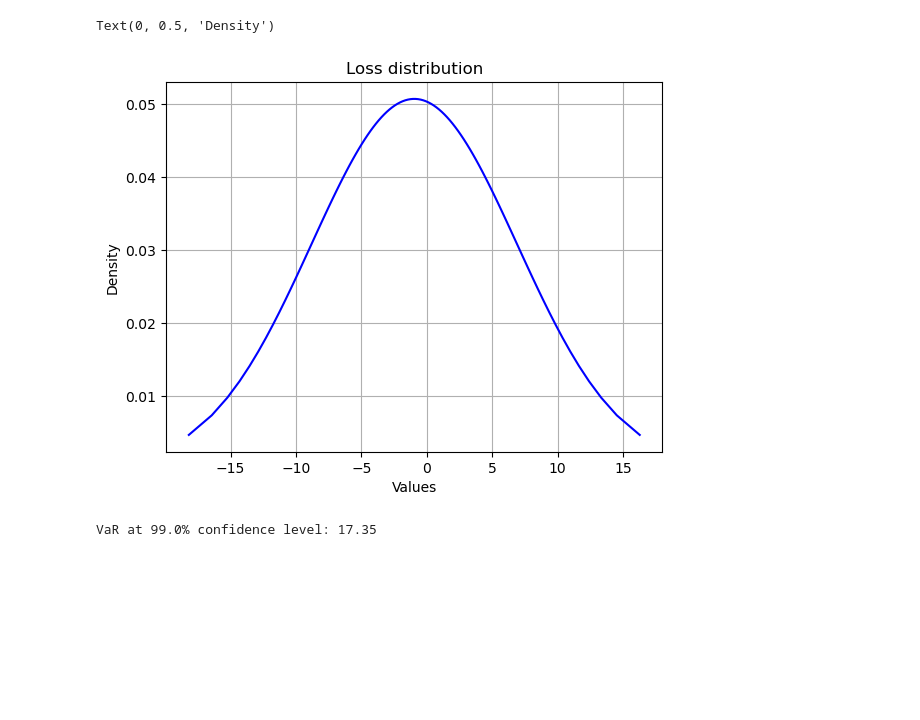
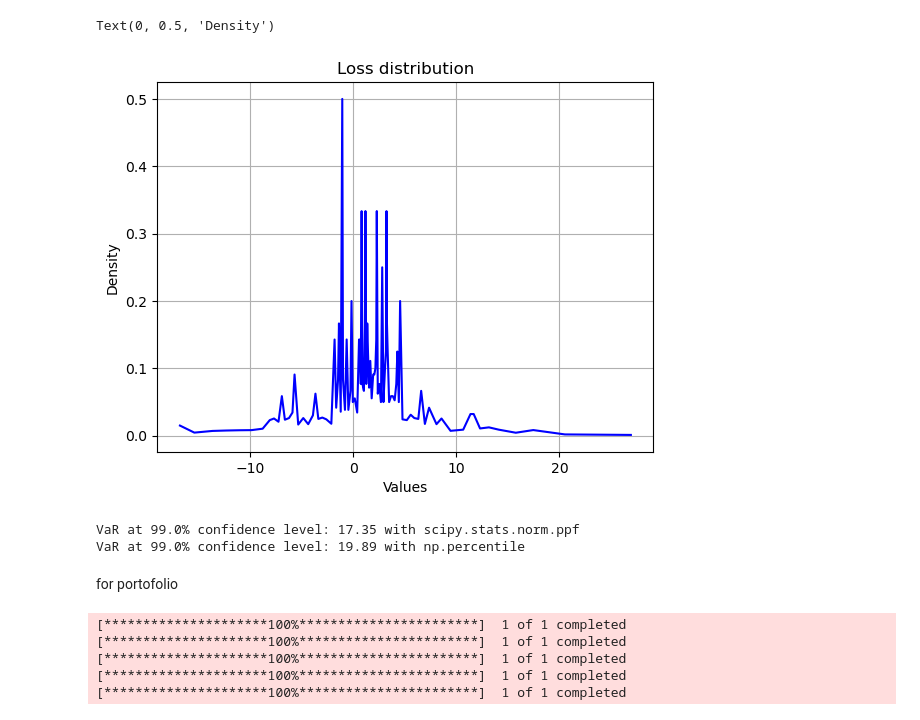
Before and after one commit to aliasherrii99/stock-VaR, a Jupyter notebook: part1.ipynb, the cells around one changed output. Drawn from its saved outputs; the diff is of its cells as text; code cells hidden in the pictures; blank space fills up the shorter version.

```diff
--- a/part1.ipynb
+++ b/part1.ipynb
@@ -13,6 +13,7 @@ class Stock:
         self.start = start
         self.end = end
 
+    #  سود محاسبه میکنه
     def returns_period(self):
         data = yf.download(self.ticker , start = self.start , end = self.end)
         list_changes_peroid = []
@@ -46,8 +47,9 @@ class Stock:
         range_loss = np.arange(0,1,0.01)
         list2 = []
         for i in range_loss:
-            list2.append(norm.ppf(i, loc=mean_loss, scale=std_dev))
-
+            list2.append(np.percentile(changes , (1 - i) * 100))
+            # list2.append(norm.ppf(i, loc=mean_loss, scale=std_dev))
+        list2 = list2[::-1]
         values = list2
         probabilities = 1 - range_loss
         probabilities = np.array(probabilities[1:])
@@ -60,7 +62,20 @@ class Stock:
         return x , pdf
 
 
-msft = Stock('MSFT' , 5 , '2018-01-01' , '2024-01-01')
-changes = msft.returns_period()
-plt.hist(changes , bins=25)
-msft.show_details(changes , 0.25)
+class Portofolio(Stock):
+    def __init__(self, ticker, weights, period, start, end):
+        super().__init__(ticker=None, period=period, start=start, end=end)
+        self.tickers = ticker
+        self.weights = weights
+
+    def returns_period_all(self):
+        ret_all = []
+        for i in range(len(self.tickers)):
+            self.ticker = self.tickers[i]
+            ret_all.append(self.returns_period())
+        ret_all = np.array(ret_all)
+        new_changes = np.ndarray.flatten(ret_all)
+        new_changes = new_changes.reshape(len(self.tickers), int(len(new_changes) / len(self.tickers)))
+        final_result = self.weights @ new_changes
+        final_result = final_result.reshape(-1, 1)
+        return final_result
@@ -70,0 +84,4 @@ Mean : 0.9591694575211535 , Median : 1.3400115966796875 , Std : 7.87129145444087
+# %%
+# for one stock
+msft = Stock('MSFT' , 5 , '2018-01-01' , '2024-01-01')
+changes_msft = msft.returns_period()
@@ -71,19 +96,37 @@ Mean : 0.9591694575211535 , Median : 1.3400115966796875 , Std : 7.87129145444087
 # %%
-plt.plot(msft.show_Loss_dist(changes)[0] , msft.show_Loss_dist(changes)[1] , label='PDF', color='blue')
+plt.plot(msft.show_Loss_dist(changes_msft)[0] , msft.show_Loss_dist(changes_msft)[1] , label='PDF', color='blue')
 plt.grid(True)
 plt.title('Loss distribution')
 plt.xlabel('Values')
 plt.ylabel('Density')
 # %% [output]
 Text(0, 0.5, 'Density')
-[figure, old version]
+[figure, new version]
 # %%
 # Example for Var
-mean_loss = -1 * np.mean(changes)
-std_dev = np.std(changes)
+mean_loss = -1 * np.mean(changes_msft)
+std_dev = np.std(changes_msft)
 confidence_level = 0.99
 
 VaR = norm.ppf(confidence_level, loc=mean_loss, scale=std_dev)
-print(f"VaR at {confidence_level*100}% confidence level: {VaR:.2f}")
+print(f"VaR at {confidence_level*100}% confidence level: {VaR:.2f} with scipy.stats.norm.ppf ")
+
+VaR_99 = np.percentile(changes_msft, (1 - 0.99) * 100)
+print(f"VaR at {confidence_level*100}% confidence level: {-1 * VaR_99:.2f} with np.percentile")
 # %% [output]
-VaR at 99.0% confidence level: 17.35
+VaR at 99.0% confidence level: 17.35 with scipy.stats.norm.ppf
+VaR at 99.0% confidence level: 19.89 with np.percentile
+# %% [markdown]
+for portofolio
+# %%
+my_stocks = ["AAPL", "MSFT", "AMZN", "GOOGL", "TSLA"]
+weights = np.array([0.1 , 0.1 , 0.2 , 0.3 , 0.1])
+
+stocks = Portofolio(my_stocks , weights , 5 , '2018-01-01' , '2024-01-01')
+changes_portofolio = stocks.returns_period_all()
+# %% [output]
+[*********************100%***********************]  1 of 1 completed
+[*********************100%***********************]  1 of 1 completed
+[*********************100%***********************]  1 of 1 completed
+[*********************100%***********************]  1 of 1 completed
+[*********************100%***********************]  1 of 1 completed
```
Also changed, not shown: parts of 6 cells of this notebook.
